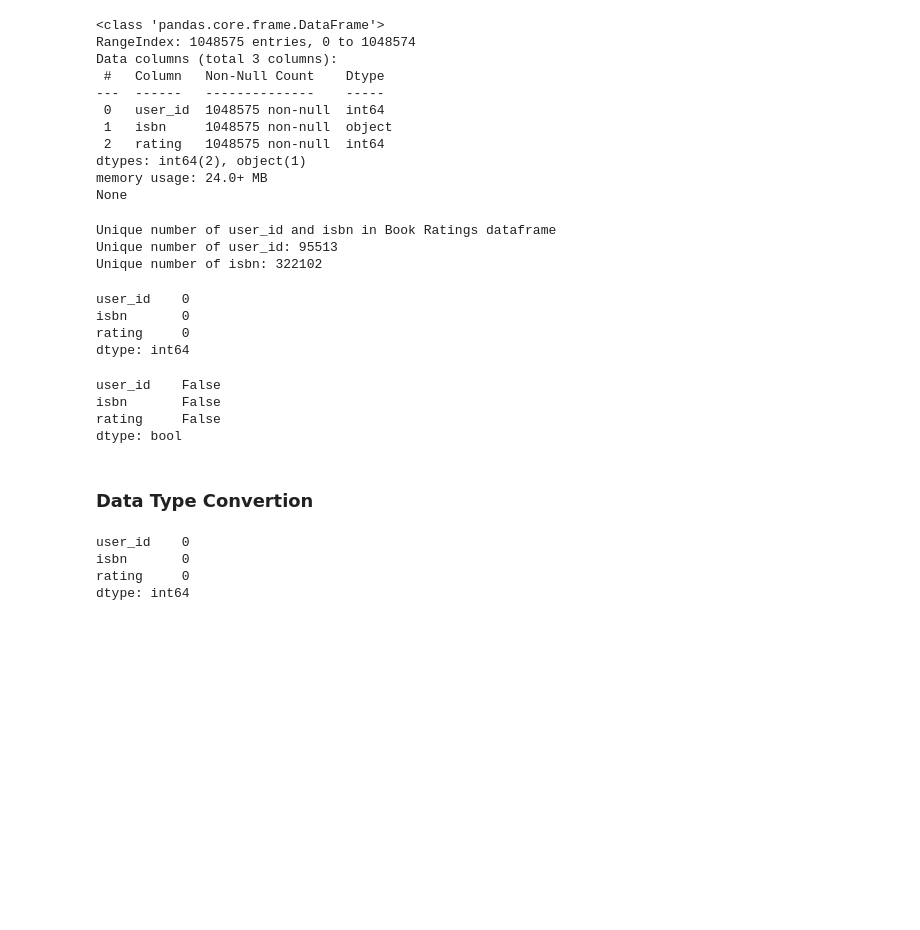
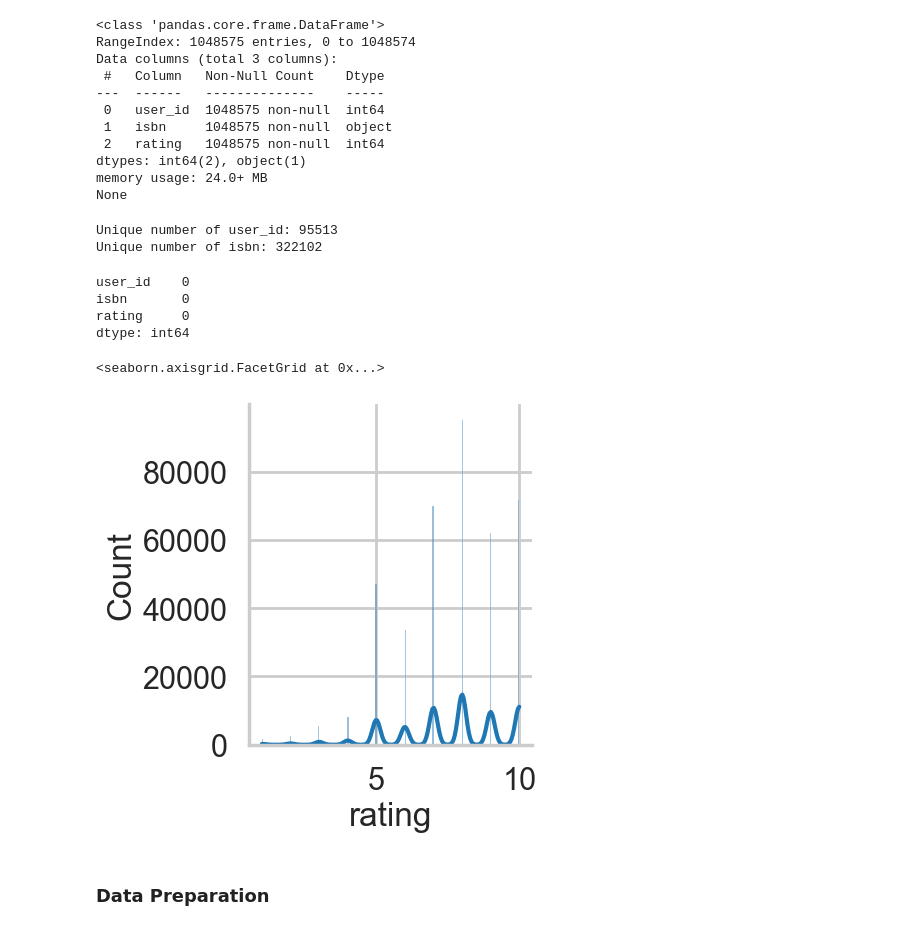
Before and after one commit to raseniero/book-rental-recommerder-system, a Jupyter notebook: Books.ipynb, the cells around one changed output. Cells and saved outputs as stored; diff of their text form; code cells hidden in the pictures; blank space fills up the shorter version.

```diff
--- a/Books.ipynb
+++ b/Books.ipynb
@@ -211,14 +165,12 @@ dtypes: int64(2), object(1)
 memory usage: 24.0+ MB
 None
 # %%
-print("Unique number of user_id and isbn in Book Ratings dataframe")
 nunique_rating_user_id = df_ratings["user_id"].nunique()
 print(f"Unique number of user_id: {nunique_rating_user_id}")
 
 unique_rating_isbn = df_ratings["isbn"].nunique()
 print(f"Unique number of isbn: {unique_rating_isbn}")
 # %% [output]
-Unique number of user_id and isbn in Book Ratings dataframe
 Unique number of user_id: 95513
 Unique number of isbn: 322102
 # %%
@@ -228,12 +180,10 @@ user_id    0
 isbn       0
 rating     0
 dtype: int64
-# %%
-df_ratings.isnull().any()
-# %% [output]
-user_id    False
-isbn       False
-rating     False
-dtype: bool
+# %%
+sns.displot(df_ratings["rating"], kde=True)
+# %% [output]
+<seaborn.axisgrid.FacetGrid at 0x...>
+[figure, added]
 # %% [markdown]
-### Data Type Convertion
+### Data Preparation
@@ -244,7 +189,0 @@ df_ratings["isbn"] = df_ratings["isbn"].astype("int64")
-# %%
-print(df_ratings.isnull().sum())
-# %% [output]
-user_id    0
-isbn       0
-rating     0
-dtype: int64
```
Also changed, not shown: parts of 61 cells of this notebook.
